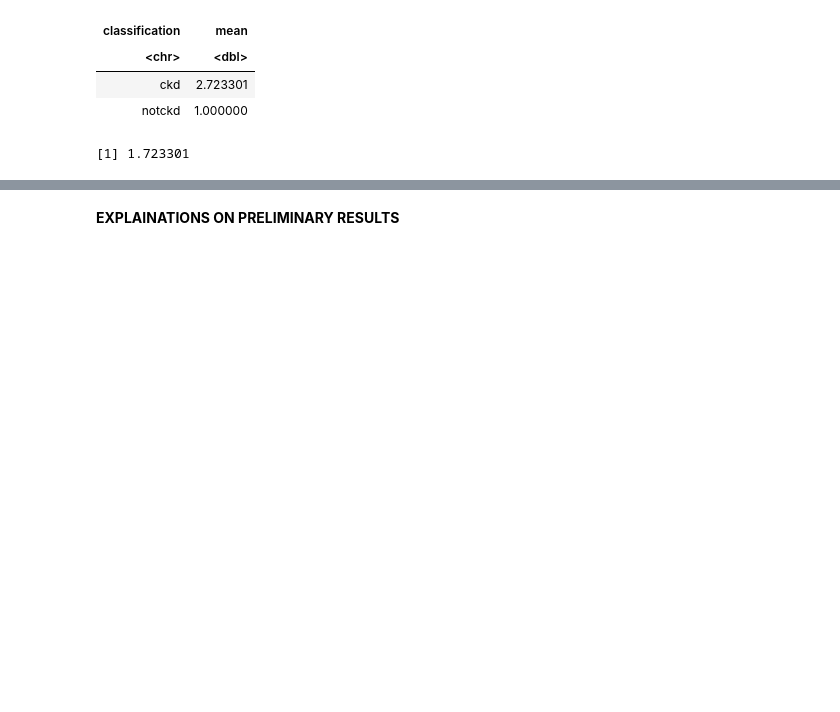
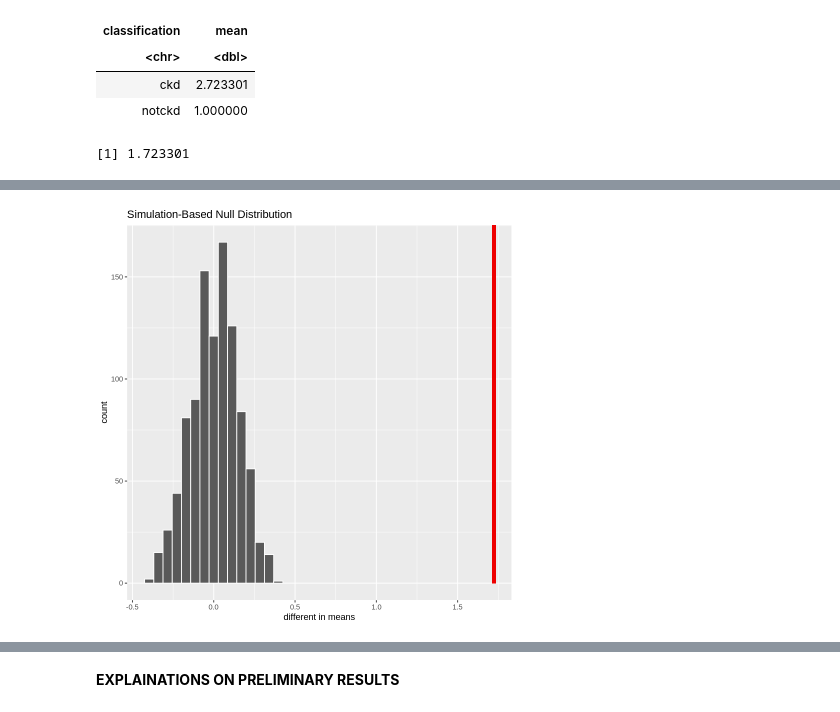
Before and after one commit to mish-salt/Group-14-stat-project, a Jupyter notebook: final report.ipynb, the cells around one changed output, grey strips where cells are left out. Drawn from its saved outputs; the diff is of its cells as text; code cells hidden in the pictures; blank space fills up the shorter version.

```diff
--- a/final report.ipynb
+++ b/final report.ipynb
@@ -118,0 +121,10 @@ diff
+# %%
+# use bootstrap method to simulate 1000 sample mean difference between two groups
+null_model_ckd <-
+    ckd_data %>%
+    specify(formula = albumin_level ~ classification) %>%
+    hypothesize(null = "independence") %>%
+    generate(reps = 1000, type = "permute") %>%
+    calculate(stat = "diff in means", order = c("ckd", "notckd"))
+
+head(null_model_ckd)
@@ -118,0 +141,10 @@ diff
+# %%
+ckd_result_plot <-
+    null_model_ckd %>%
+    visualize() +
+    shade_p_value(obs_stat = diff, direction = "right")+
+    xlab("different in means")
+
+ckd_result_plot
+# %% [output]
+[figure, added]
```
Also changed, not shown: parts of 8 cells of this notebook.
